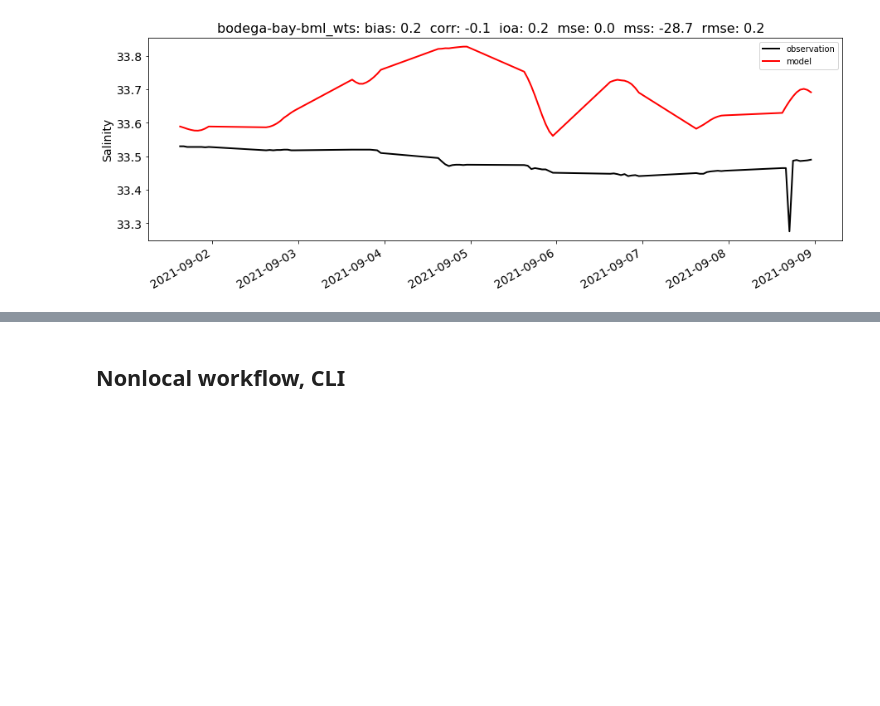
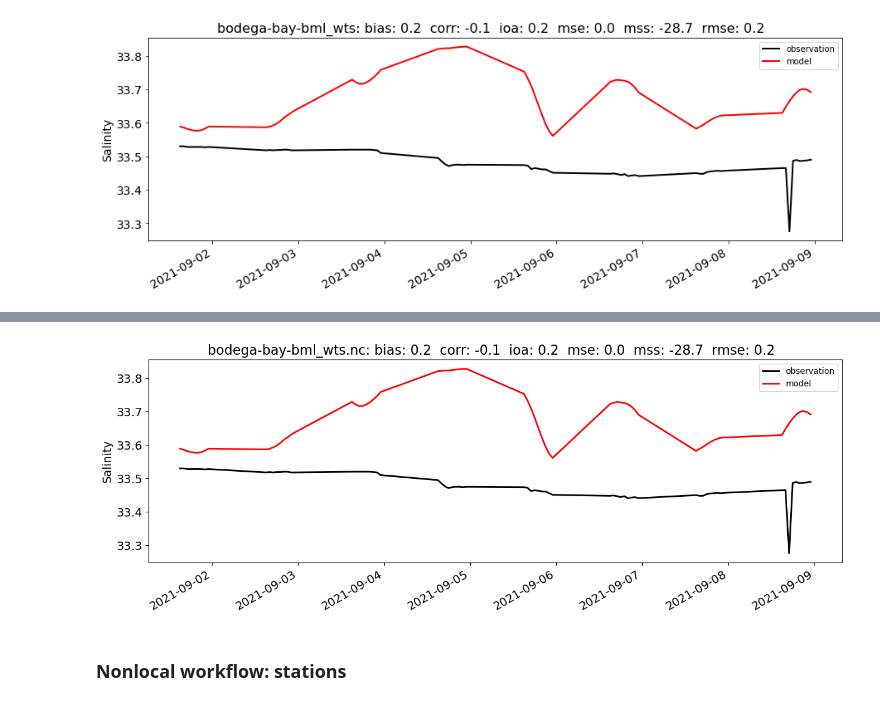
Before and after one commit to axiom-data-science/ocean-model-skill-assessor, a Jupyter notebook: notebooks/Demo_workflows.ipynb, the cells around one changed output, grey strips where cells are left out. Saved outputs shown, nothing was run; the diff lists cells and outputs as text; code cells hidden in the pictures; blank space fills up the shorter version.

```diff
--- a/notebooks/Demo_workflows.ipynb
+++ b/notebooks/Demo_workflows.ipynb
@@ -175,2 +206,6 @@ No dataset_ids found. Try a different search.
+# %%
+display.Image('local_cli_bodega-bay-bml_wts.nc_salt.png')
+# %% [output]
+[figure, added]
 # %% [markdown]
-## Nonlocal workflow, CLI
+### Nonlocal workflow: stations
```
Also changed, not shown: parts of 34 cells of this notebook, 8 other files.
